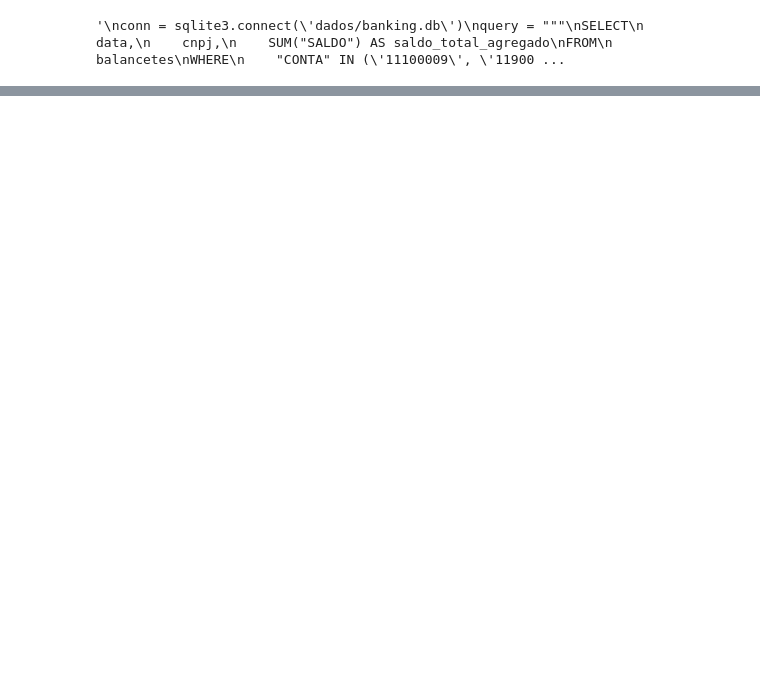
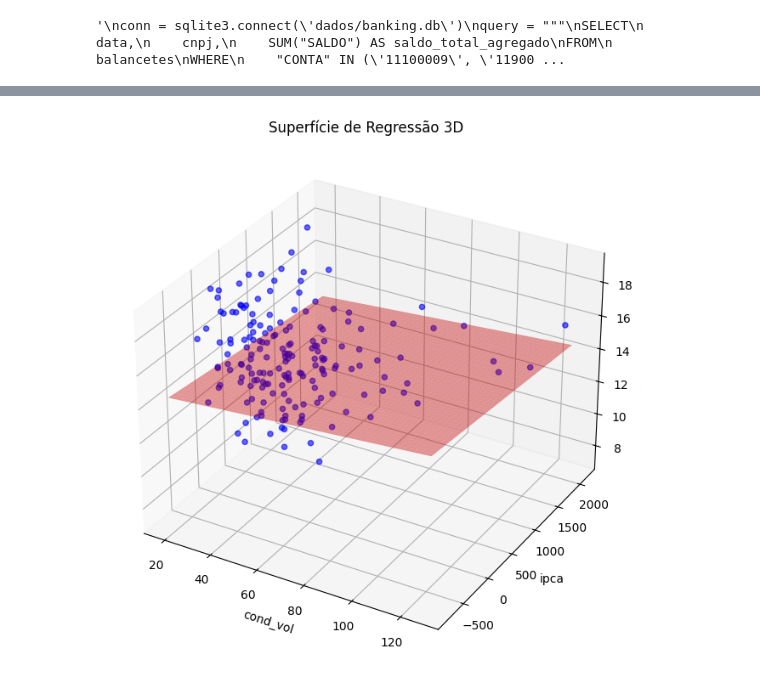
Before and after one commit to hspassos/banking, a Jupyter notebook: model.ipynb, the cells around one changed output, grey strips where cells are left out. Drawn from its saved outputs; the diff is of its cells as text; code cells hidden in the pictures; blank space fills up the shorter version.

```diff
--- a/model.ipynb
+++ b/model.ipynb
@@ -711,0 +878,13 @@ strong multicollinearity or other numerical problems.
+# %%
+spread_puro = spread_estimado[['data', 'spread_puro']].drop_duplicates()
+spread_puro['spread_puro'] = spread_puro['spread_puro']
+spread_puro['cdi'] = spread_puro['data'].map(cdi.set_index('data')['cdi'])
+
+spread_puro = pd.merge(
+    spread_puro,
+    cdi[['data', 'cond_vol']],
+    on=['data'],
+    how='left'
+)
+
+#spread_puro = spread_puro.dropna(how='any', subset='cond_vol')
@@ -711,0 +925,7 @@ strong multicollinearity or other numerical problems.
+# %%
+X = spread_puro[['cdi', 'cond_vol', 'ipca', 'pim-pf']]
+y = spread_puro['spread_puro']
+
+reg = sm.OLS(y, sm.add_constant(X)).fit()
+results_reg = reg
+print(results_reg.summary())
@@ -711,0 +950,29 @@ strong multicollinearity or other numerical problems.
+# %%
+from mpl_toolkits.mplot3d import Axes3D
+
+# 1. Definir os limites do plot
+x1_range = np.linspace(X['cond_vol'].min(), X['cond_vol'].max(), 50)
+x2_range = np.linspace(X['ipca'].min(), X['ipca'].max(), 50)
+X1, X2 = np.meshgrid(x1_range, x2_range)
+
+# 2. Calcular a superfície estimada
+# y_hat = beta0 + beta1*X1 + beta2*X2
+Z = results_reg.params['const'] + results_reg.params['cond_vol'] * X1 + results_reg.params['ipca'] * X2
+
+# 3. Plotar
+fig = plt.figure(figsize=(10, 8))
+ax = fig.add_subplot(111, projection='3d')
+
+# Plotar os pontos de dados reais
+ax.scatter(X['cond_vol'], X['ipca'], y, c='blue', marker='o', alpha=0.6, label='Spread Puro Real')
+
+# Plotar a superfície de regressão
+ax.plot_surface(X1, X2, Z, alpha=0.4, color='red', label='Superfície Estimada')
+
+ax.set_xlabel('cond_vol')
+ax.set_ylabel('ipca')
+ax.set_zlabel('spread_puro')
+ax.set_title('Superfície de Regressão 3D')
+plt.show()
+# %% [output]
+[figure, added]
```
Also changed, not shown: parts of 27 cells of this notebook, 1 other file.
